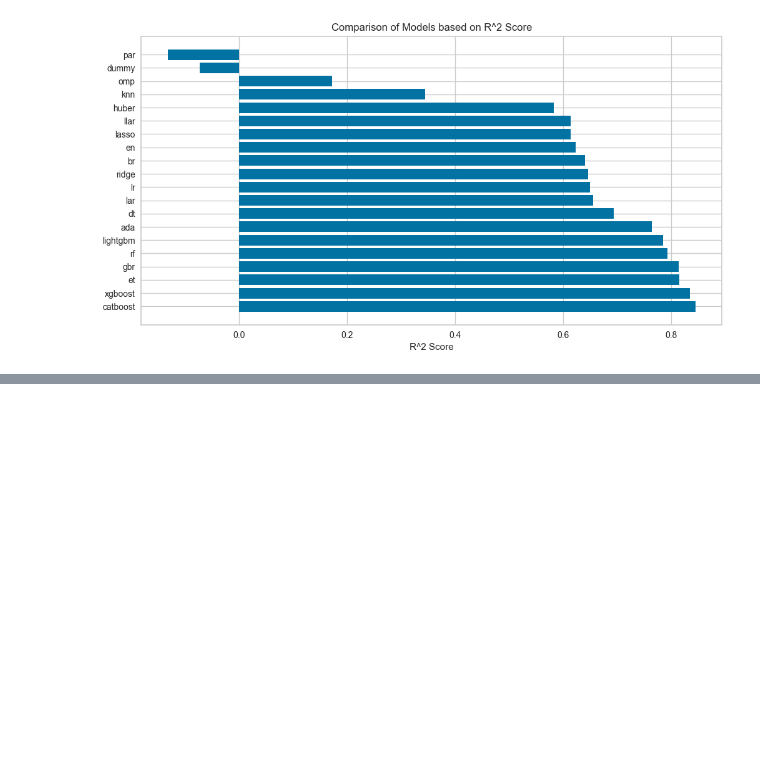
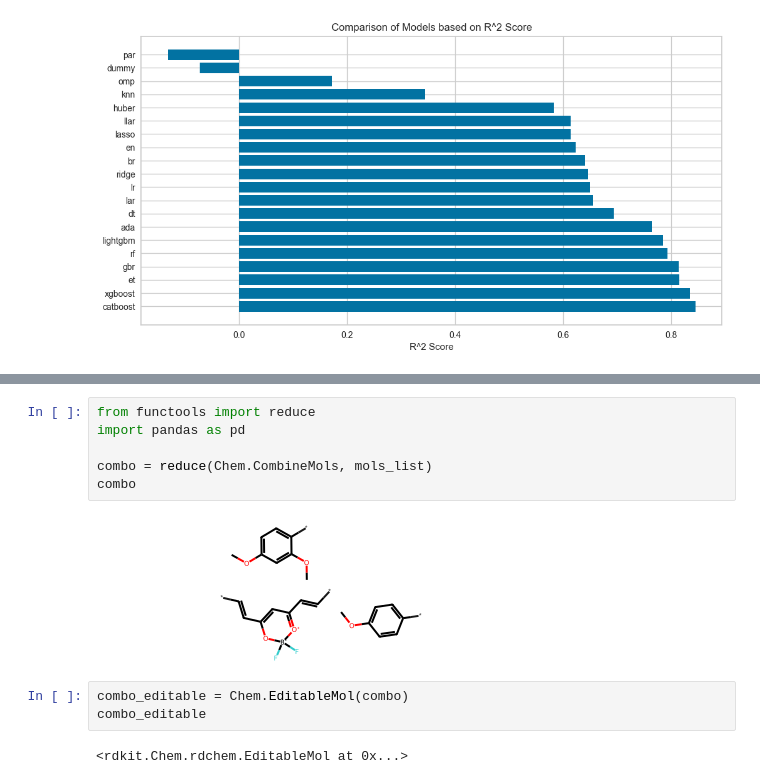
Before and after one commit to chamodpeiris/Curcumin_BendGap_Cheminfo, a Jupyter notebook: Cucumines/RDKIT/RDKIT_tutorial.ipynb, the cells around one changed output, grey strips where cells are left out. Cells and saved outputs as stored; diff of their text form; blank space fills up the shorter version.

```diff
--- a/Cucumines/RDKIT/RDKIT_tutorial.ipynb
+++ b/Cucumines/RDKIT/RDKIT_tutorial.ipynb
@@ -245,0 +363,13 @@ par       0.5458  0.3771     0.004
+# %%
+from functools import reduce
+import pandas as pd
+
+combo = reduce(Chem.CombineMols, mols_list)
+combo
+# %% [output]
+[figure, added]
+# %%
+combo_editable = Chem.EditableMol(combo)
+combo_editable
+# %% [output]
+<rdkit.Chem.rdchem.EditableMol at 0x...>
```
Also changed, not shown: parts of 8 cells of this notebook, 1 other file.
